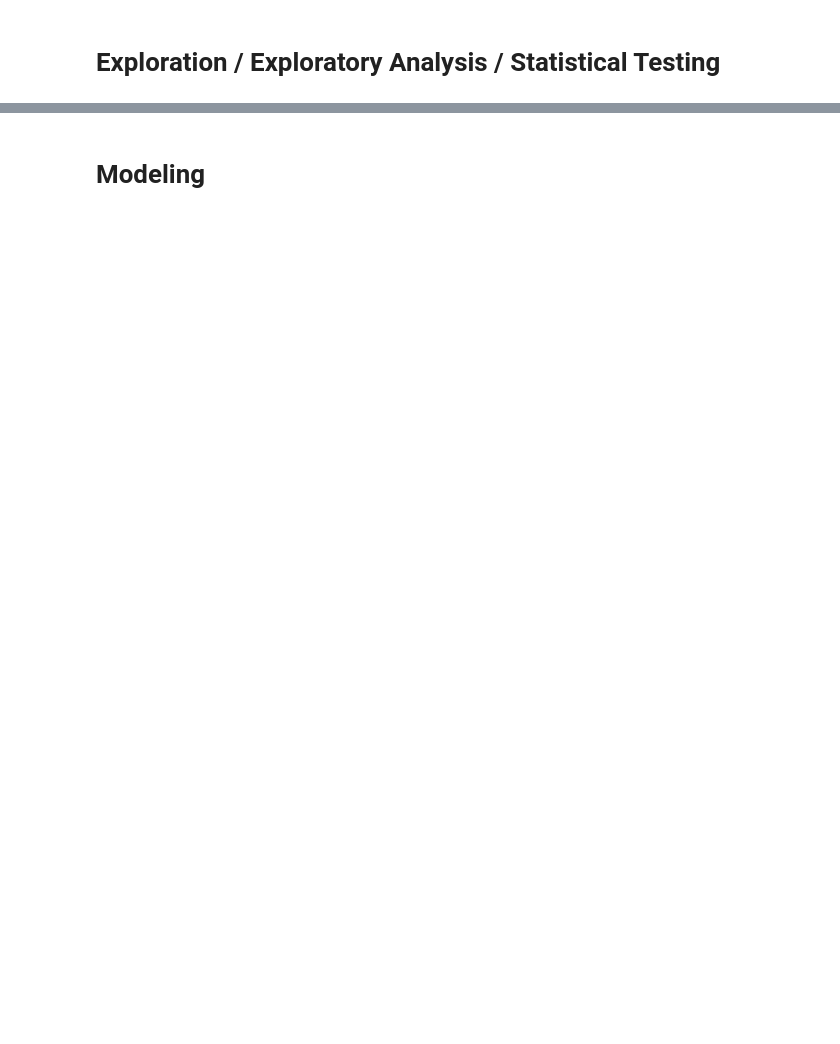
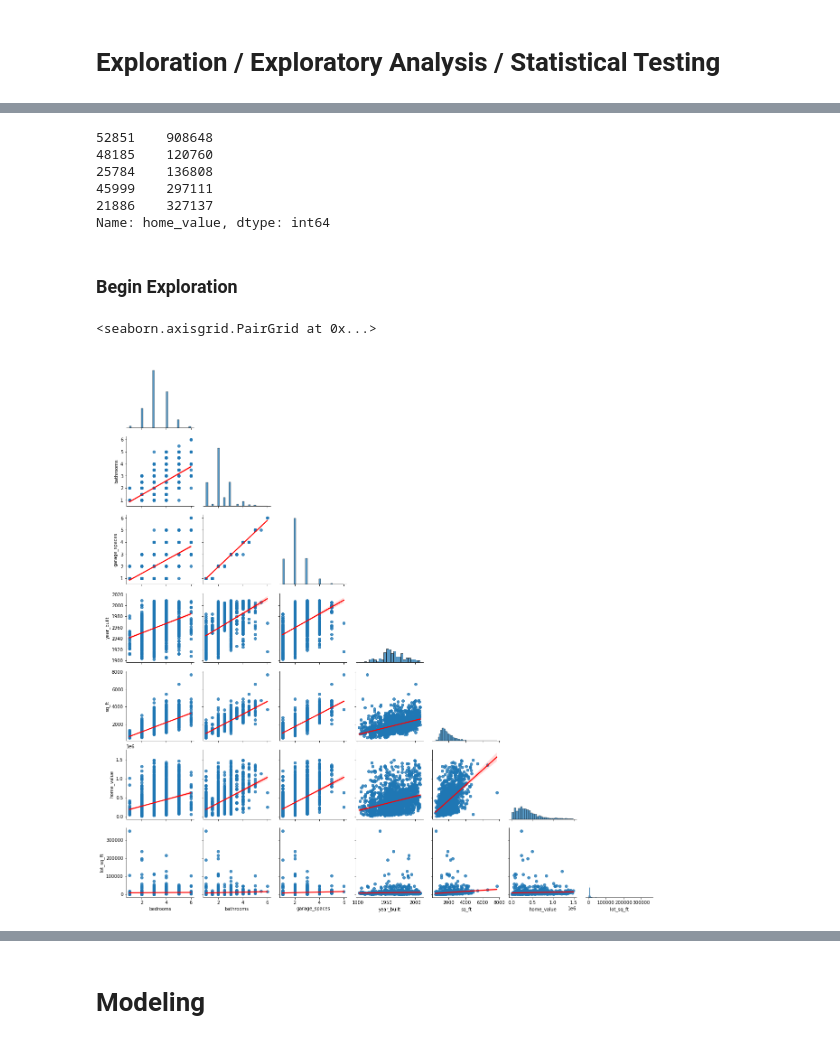
Before and after one commit to SchneemannDavid/regression_project, a Jupyter notebook: working_notebook.ipynb, the cells around one changed output, grey strips where cells are left out. Saved outputs shown, nothing was run; the diff lists cells and outputs as text; code cells hidden in the pictures; blank space fills up the shorter version.

Commit message:
complete explore, start eval, separate wrangle and prep pys

```diff
--- a/working_notebook.ipynb
+++ b/working_notebook.ipynb
@@ -567,2 +686,4 @@ df_py_test.shape
 # %% [markdown]
 # Exploration / Exploratory Analysis / Statistical Testing
+# %%
+df = wrangle.wrangle_zillow()
@@ -568,0 +715,10 @@ df_py_test.shape
+# %%
+def split_zillow(df):
+    train_validate, test = train_test_split(df, test_size=.2,
+                                        random_state=123)
+    train, validate = train_test_split(train_validate, test_size=.3,
+                                   random_state=123)
+    return train, validate, test
+# %%
+# Apply function to train, validate, and test dfs
+train, validate, test = split_zillow(df)
@@ -568,0 +772,17 @@ df_py_test.shape
+# %%
+y_train.head()
+# %% [output]
+52851    908648
+48185    120760
+25784    136808
+45999    297111
+21886    327137
+Name: home_value, dtype: int64
+# %% [markdown]
+### Begin Exploration
+# %%
+# Creating a snapshot of our data, variables, and their relationships
+sns.pairplot(train.sample(2000), kind='reg', corner=True, plot_kws={'line_kws':{'color':'red'}})
+# %% [output]
+<seaborn.axisgrid.PairGrid at 0x...>
+[figure, added]
```
Also changed, not shown: parts of 93 cells of this notebook, 4 other files.
